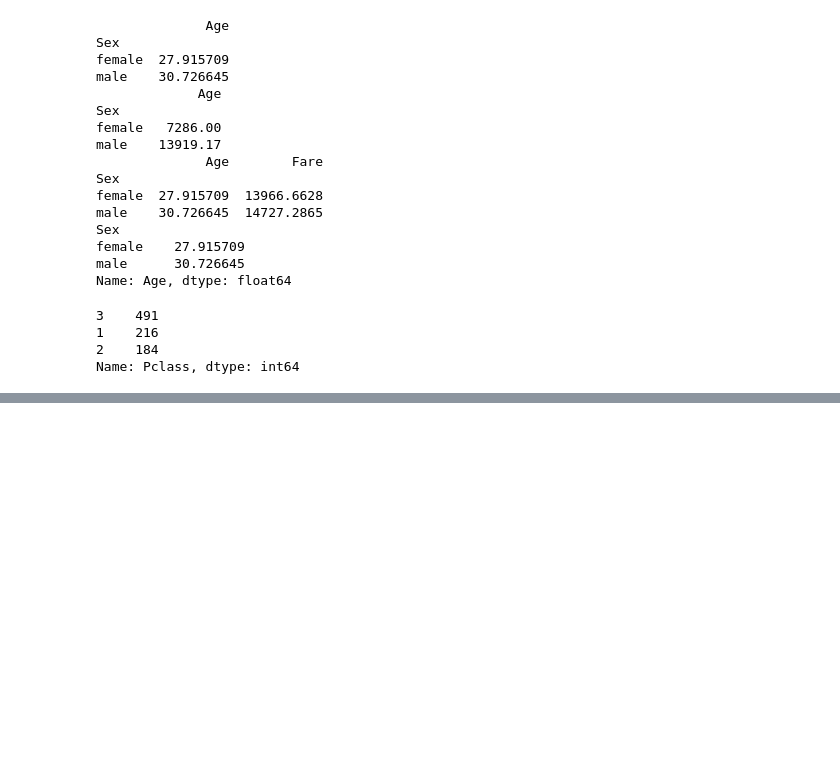
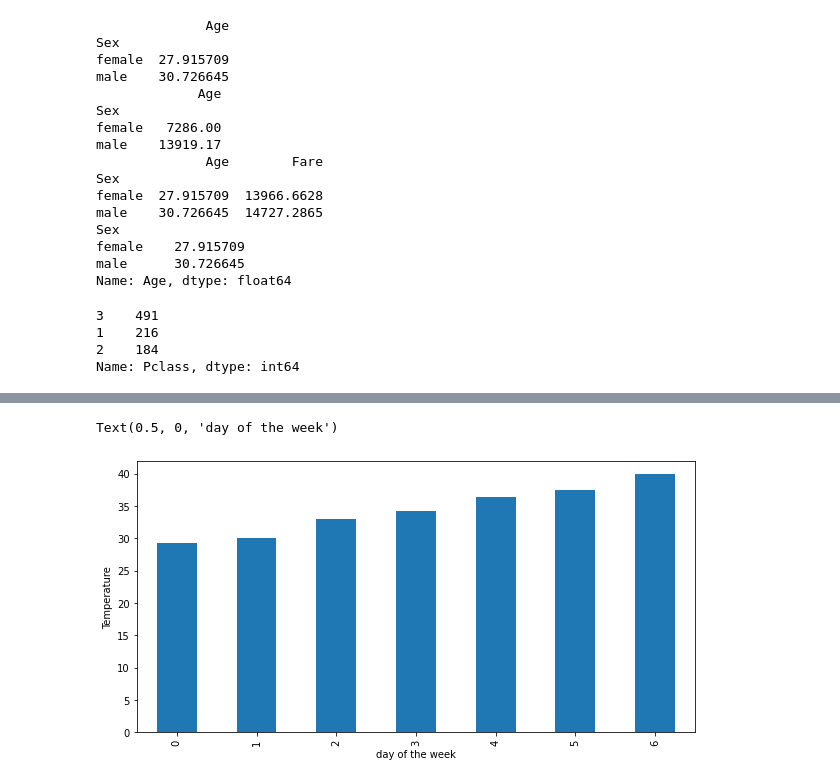
Before and after one commit to meAnirban/Python_pandas, a Jupyter notebook: Pandas.ipynb, the cells around one changed output, grey strips where cells are left out. Drawn from its saved outputs; the diff is of its cells as text; code cells hidden in the pictures; blank space fills up the shorter version.

```diff
--- a/Pandas.ipynb
+++ b/Pandas.ipynb
@@ -642,0 +786,4 @@ titanic.sort_values(by="Age").head()
+# %%
+weather = pd.read_csv('weather.csv')
+
+weather.head()
@@ -642,0 +797,4 @@ titanic.sort_values(by="Age").head()
+# %%
+weather['EST'] = pd.to_datetime(weather['EST'])
+
+weather.head()
@@ -642,0 +816,4 @@ titanic.sort_values(by="Age").head()
+# %%
+weather['date'] = weather.EST.dt.day
+
+weather.head()
@@ -642,0 +839,10 @@ titanic.sort_values(by="Age").head()
+# %%
+fig, axs = plt.subplots(figsize = (10, 5))
+
+weather.groupby(weather.EST.dt.dayofweek)['Temperature'].mean().plot.bar(ax = axs)
+
+axs.set_ylabel('Temperature')
+axs.set_xlabel('day of the week')
+# %% [output]
+Text(0.5, 0, 'day of the week')
+[figure, added]
```
Also changed, not shown: parts of 32 cells of this notebook.
